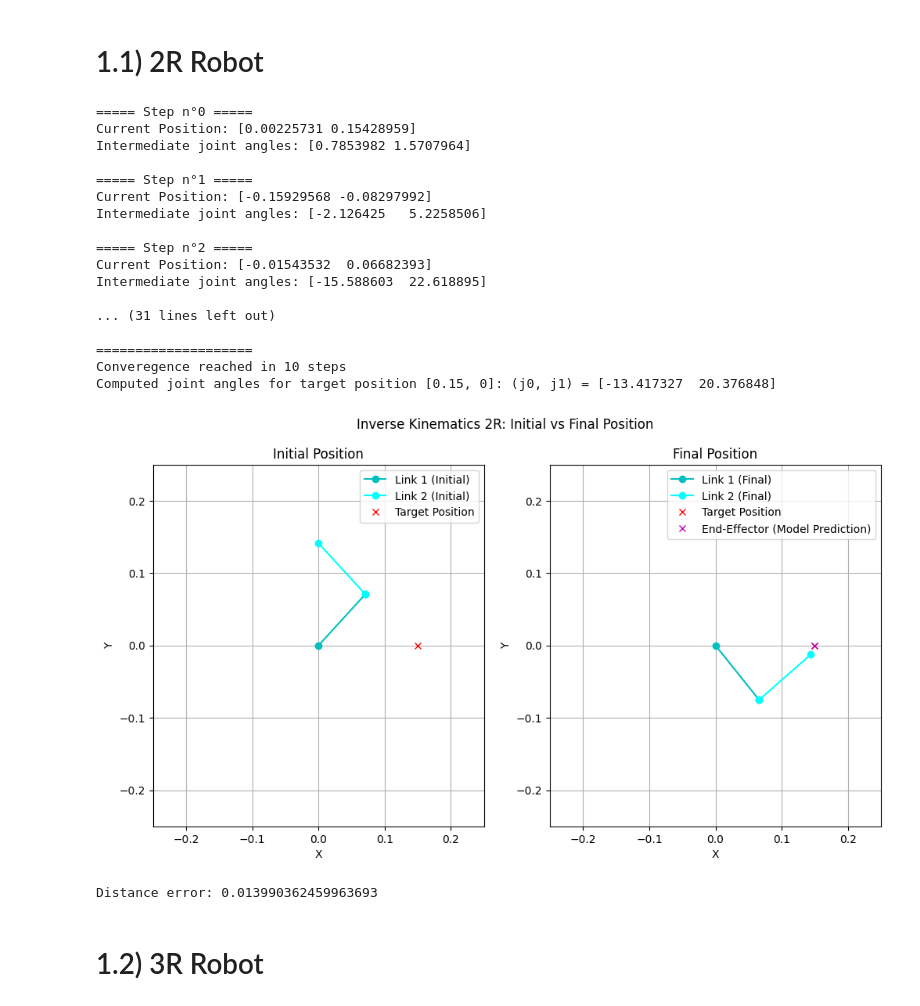
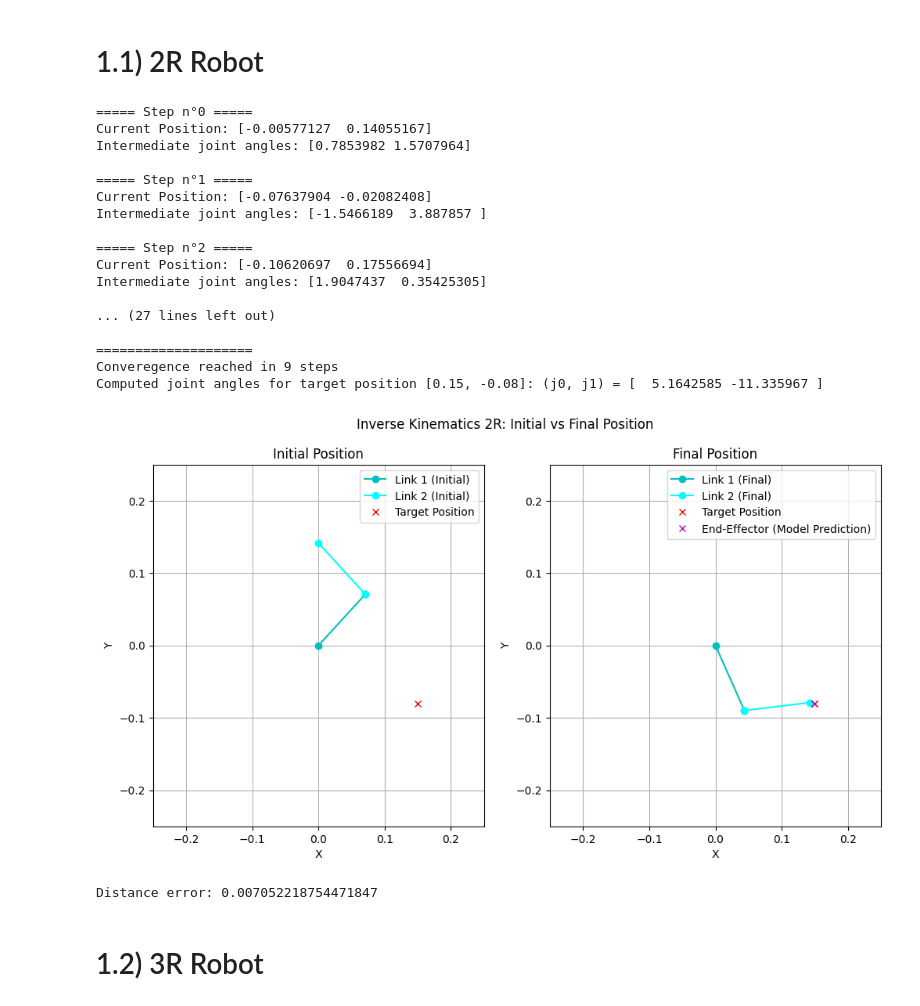
Before and after one commit to Mowibox/Mujoco-ML, a Jupyter notebook: IV-models_IK.ipynb, the cells around one changed output. Cells and saved outputs as stored; diff of their text form; code cells hidden in the pictures.

Commit message:
Adding new models

```diff
--- a/IV-models_IK.ipynb
+++ b/IV-models_IK.ipynb
@@ -55,37 +57,37 @@ Number of 3R models : 3
 # %% [markdown]
 # 1.1) 2R Robot
 # %%
-model_2R = MODELS_2R[0].model
-name_2R = MODELS_2R[0].get_name()
+model_2R = MODELS_2R[1].model
+name_2R = MODELS_2R[1].get_name()
 
 if 'raw' in name_2R:
     raw = True
 else:
     raw = False
 
-target_position = [0.15, 0]
+target_position = [0.15, -0.08]
 initial_guess = [np.pi/4, np.pi/2]
 dispIK_2R(model_2R, target_position, initial_guess, raw, display_error=True)
 # %% [output]
 ===== Step n°0 =====
-Current Position: [0.00225731 0.15428959]
+Current Position: [-0.00577127  0.14055167]
 Intermediate joint angles: [0.7853982 1.5707964]
 
 ===== Step n°1 =====
-Current Position: [-0.15929568 -0.08297992]
-Intermediate joint angles: [-2.126425   5.2258506]
+Current Position: [-0.07637904 -0.02082408]
+Intermediate joint angles: [-1.5466189  3.887857 ]
 
 ===== Step n°2 =====
-Current Position: [-0.01543532  0.06682393]
-Intermediate joint angles: [-15.588603  22.618895]
+Current Position: [-0.10620697  0.17556694]
+Intermediate joint angles: [1.9047437  0.35425305]
 
-... (31 lines left out)
+... (27 lines left out)
 
 ====================
-Converegence reached in 10 steps
-Computed joint angles for target position [0.15, 0]: (j0, j1) = [-13.417327  20.376848]
+Converegence reached in 9 steps
+Computed joint angles for target position [0.15, -0.08]: (j0, j1) = [  5.1642585 -11.335967 ]
-[figure, old version]
+[figure, new version]
-Distance error: 0.013990362459963693
+Distance error: 0.007052218754471847
 # %% [markdown]
 # 1.2) 3R Robot
 # %%
```
Also changed, not shown: parts of 2 cells of this notebook, 19 other files.
